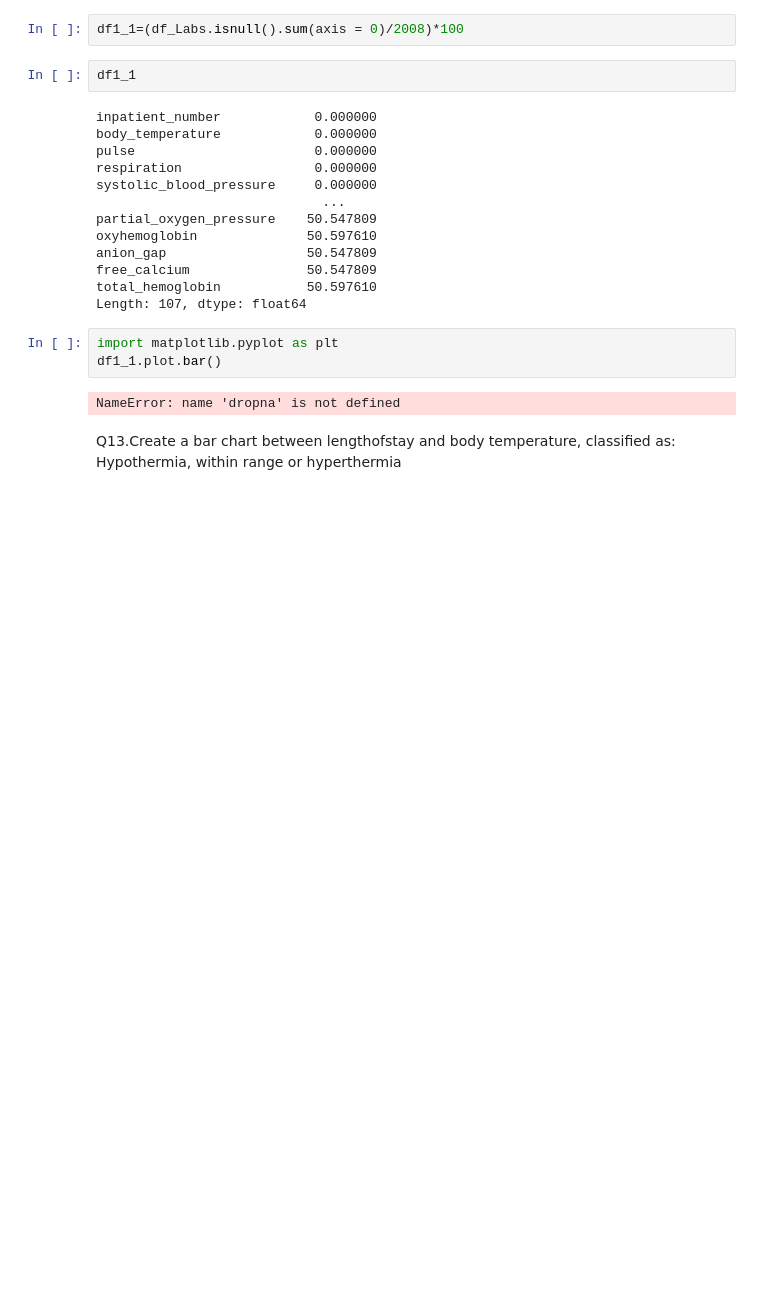
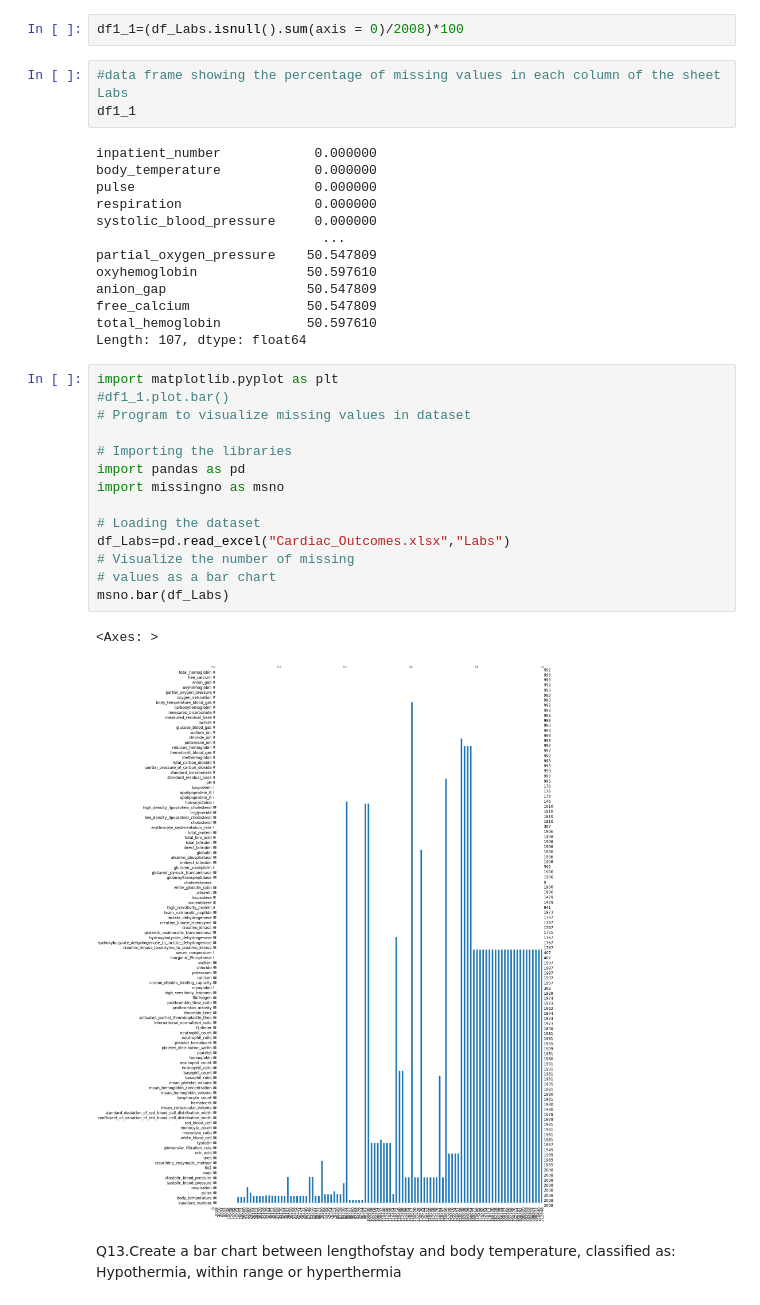
Before and after one commit to Moinandy6/Team9_Py-Stars_Python-Hackathon_Apr24, a Jupyter notebook: Questions1-16.ipynb, the cells around one changed output. Drawn from its saved outputs; the diff is of its cells as text; blank space fills up the shorter version.

```diff
--- a/Questions1-16.ipynb
+++ b/Questions1-16.ipynb
@@ -241,6 +236,7 @@ df_Labs
 # %%
 df1_1=(df_Labs.isnull().sum(axis = 0)/2008)*100
 # %%
+#data frame showing the percentage of missing values in each column of the sheet Labs
 df1_1
 # %% [output]
 inpatient_number            0.000000
@@ -257,9 +253,21 @@ total_hemoglobin           50.597610
 Length: 107, dtype: float64
 # %%
 import matplotlib.pyplot as plt
-df1_1.plot.bar()
+#df1_1.plot.bar()
+# Program to visualize missing values in dataset
+
+# Importing the libraries
+import pandas as pd
+import missingno as msno
+
+# Loading the dataset
+df_Labs=pd.read_excel("Cardiac_Outcomes.xlsx","Labs")
+# Visualize the number of missing
+# values as a bar chart
+msno.bar(df_Labs)
 # %% [output]
-NameError: name 'dropna' is not defined
+<Axes: >
+[figure, added]
 # %% [markdown]
 Q13.Create a bar chart between lengthofstay and body temperature, classified as: Hypothermia, within range or hyperthermia
 # %%
```
Also changed, not shown: parts of 11 cells of this notebook.
